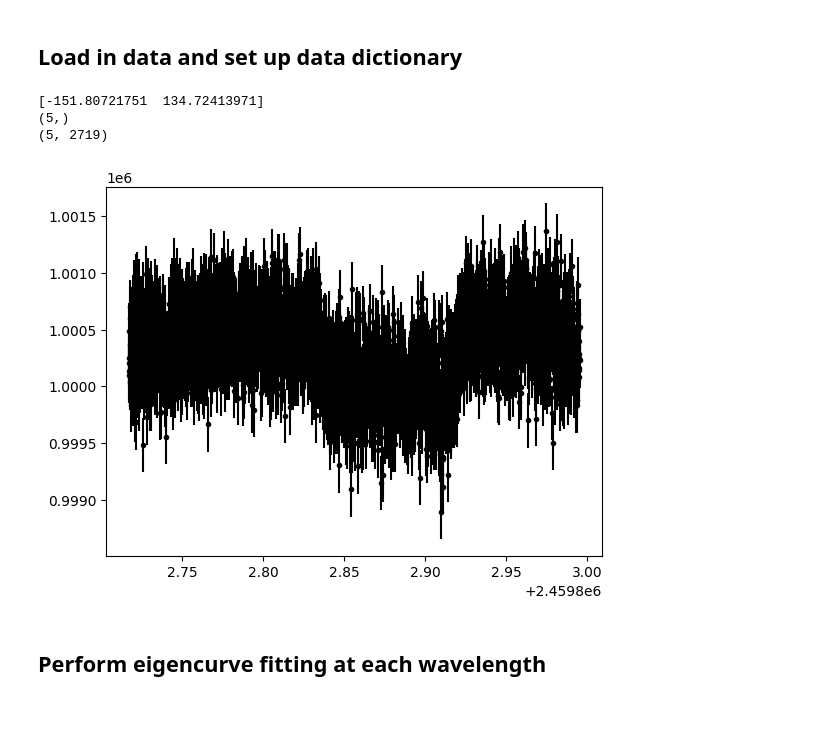
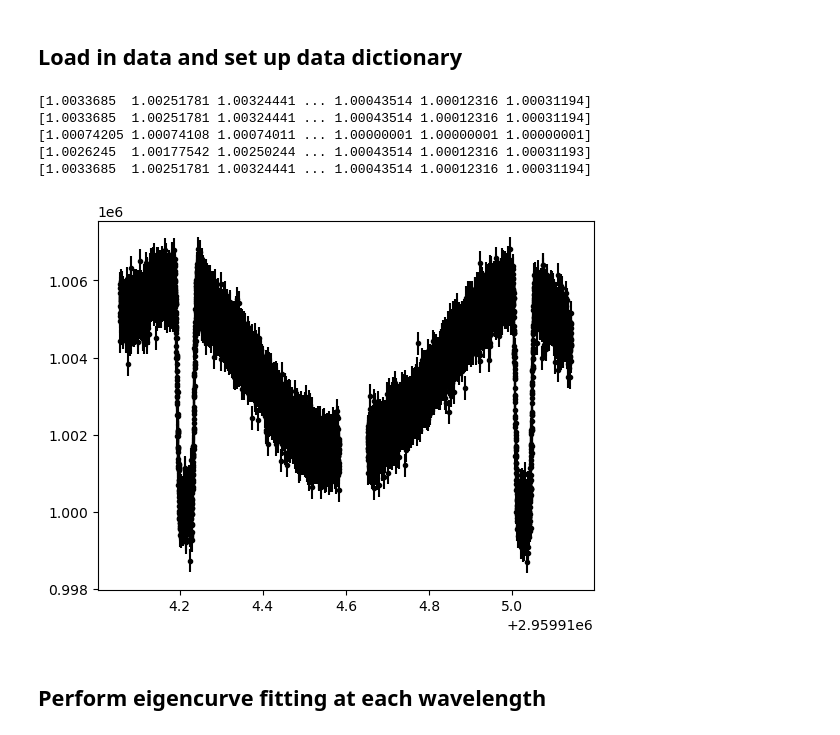
Before and after one commit to meganmansfield/eigenspectra, a Jupyter notebook: master_prefit.ipynb, the cells around one changed output. Drawn from its saved outputs; the diff is of its cells as text; code cells hidden in the pictures.

```diff
--- a/master_prefit.ipynb
+++ b/master_prefit.ipynb
@@ -25,32 +33,50 @@ planetparams['t_sec']=2459802.8786060475 #units of days
 # %% [markdown]
 ## Load in data and set up data dictionary
-# %%
-# waveind=16 #for fitting a single wavelength
-homedir='/Users/megan/Documents/Projects/JWST_ERS/EclipseMap/'
-# specfile=np.load(homedir+'/real_spec/bin25/ind_bins_'+str(waveind)+'.npz')
-specfile=np.load(homedir+'/real_spec/bin25/spec_lambin_25.npz')
-time=specfile['arr_0']
-waves=specfile['arr_1']
-# waves=np.array([specfile['arr_1']])
-fluxes=specfile['arr_3']+10**6.
-errs=specfile['arr_4']
-extent=np.zeros(2)
-extent[0]=(np.min(time)-planetparams['t_sec'])/planetparams['per']*2.*np.pi-np.pi/2. #minimum observed point, in radians
-extent[1]=(np.max(time)-planetparams['t_sec'])/planetparams['per']*2.*np.pi+np.pi/2. #maximum observed point, in radians
-print(extent*180./np.pi)
-print(np.shape(waves))
-print(np.shape(errs))
-
-plt.figure()
-plt.errorbar(time,fluxes[0,:],yerr=errs[0,:],color='k',marker='.',linestyle='none')
-plt.show()
-
-datadict={"time (days)":time, "wavelength (um)":waves, "flux (ppm)": fluxes, "flux err (ppm)": errs}
-# %% [output]
-[-151.80721751  134.72413971]
-(5,)
-(5, 2719)
-[figure, removed]
+# %%
+homedir='HOMEDIR'
+
+#Edit this block to account for the filetype and headers being used.
+file=np.load(homedir+'FILEPATH')
+time=file['time']
+waves=file['wavelength']
+err=file['error']
+
+#Ensure flux is in ppm, where mid-ecplipse at 1e6
+flux=file['flux']
+
+
+
+#If this is a phase curve observation, remove transit, as that is not accounted for in models
+if phasecurve == True:
+    start = planetparams['t0'] - planetparams['T14']/2 - .01
+    end = planetparams['t0'] + planetparams['T14']/2 + .01
+    rows = []
+    for i in range(len(time)):
+        if time[i]>=start and time[i]<=end:
+            rows.append(i)
+
+    flux = np.delete(flux, rows)
+    err = np.delete(err, rows)
+    time = np.delete(time, rows)
+
+
+
+extent=np.zeros(2)
+extent[0]=(np.min(time)-planetparams['t0'])/planetparams['per']*2.*np.pi-np.pi/2.-np.pi #minimum observed point, in radians
+extent[1]=(np.max(time)-planetparams['t0'])/planetparams['per']*2.*np.pi+np.pi/2.-np.pi #maximum observed point, in radians
+
+
+plt.figure()
+plt.errorbar(time,flux,yerr=err,color='k',marker='.',linestyle='none')
+plt.show()
+datadict={'time (days)':time, 'wavelength (um)': waves, 'flux (ppm)': flux, 'flux err (ppm)': err}
+# %% [output]
+[1.0033685  1.00251781 1.00324441 ... 1.00043514 1.00012316 1.00031194]
+[1.0033685  1.00251781 1.00324441 ... 1.00043514 1.00012316 1.00031194]
+[1.00074205 1.00074108 1.00074011 ... 1.00000001 1.00000001 1.00000001]
+[1.0026245  1.00177542 1.00250244 ... 1.00043514 1.00012316 1.00031193]
+[1.0033685  1.00251781 1.00324441 ... 1.00043514 1.00012316 1.00031194]
+[figure, added]
 # %% [markdown]
 ## Perform eigencurve fitting at each wavelength
 # %%
```
Also changed, not shown: parts of 2 cells of this notebook, 2 other files.
